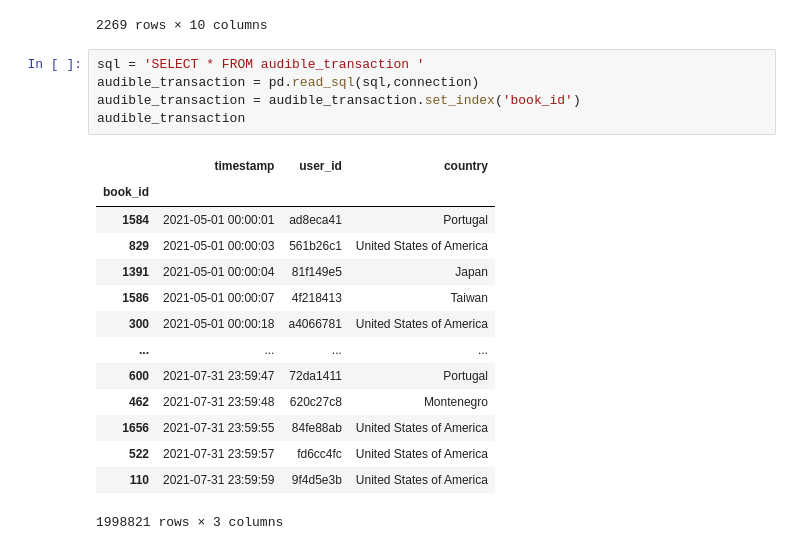
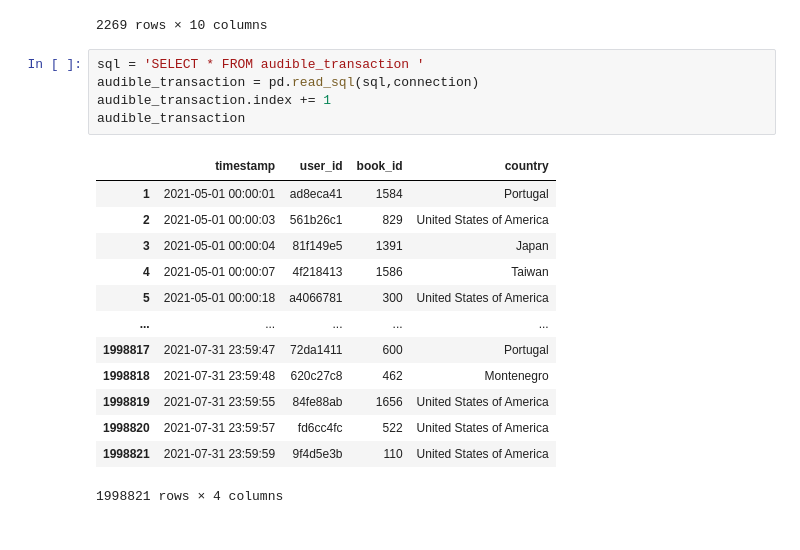
Before and after one commit to supakornkr/RoadToDE-Workshop, a Jupyter notebook: Data_Collection.ipynb, the cells around one changed output. Cells and saved outputs as stored; diff of their text form.

```diff
--- a/Data_Collection.ipynb
+++ b/Data_Collection.ipynb
@@ -66,20 +80,19 @@ audible_data
 # %%
 sql = 'SELECT * FROM audible_transaction '
 audible_transaction = pd.read_sql(sql,connection)
-audible_transaction = audible_transaction.set_index('book_id')
+audible_transaction.index += 1
 audible_transaction
 # %% [output]
-|  | timestamp | user_id | country |
-| book_id |  |  |  |
-| 1584 | 2021-05-01 00:00:01 | ad8eca41 | Portugal |
-| 829 | 2021-05-01 00:00:03 | 561b26c1 | United States of America |
-| 1391 | 2021-05-01 00:00:04 | 81f149e5 | Japan |
-| 1586 | 2021-05-01 00:00:07 | 4f218413 | Taiwan |
-| 300 | 2021-05-01 00:00:18 | a4066781 | United States of America |
-| ... | ... | ... | ... |
-| 600 | 2021-07-31 23:59:47 | 72da1411 | Portugal |
-| 462 | 2021-07-31 23:59:48 | 620c27c8 | Montenegro |
-| 1656 | 2021-07-31 23:59:55 | 84fe88ab | United States of America |
-| 522 | 2021-07-31 23:59:57 | fd6cc4fc | United States of America |
-| 110 | 2021-07-31 23:59:59 | 9f4d5e3b | United States of America |
+|  | timestamp | user_id | book_id | country |
+| 1 | 2021-05-01 00:00:01 | ad8eca41 | 1584 | Portugal |
+| 2 | 2021-05-01 00:00:03 | 561b26c1 | 829 | United States of America |
+| 3 | 2021-05-01 00:00:04 | 81f149e5 | 1391 | Japan |
+| 4 | 2021-05-01 00:00:07 | 4f218413 | 1586 | Taiwan |
+| 5 | 2021-05-01 00:00:18 | a4066781 | 300 | United States of America |
+| ... | ... | ... | ... | ... |
+| 1998817 | 2021-07-31 23:59:47 | 72da1411 | 600 | Portugal |
+| 1998818 | 2021-07-31 23:59:48 | 620c27c8 | 462 | Montenegro |
+| 1998819 | 2021-07-31 23:59:55 | 84fe88ab | 1656 | United States of America |
+| 1998820 | 2021-07-31 23:59:57 | fd6cc4fc | 522 | United States of America |
+| 1998821 | 2021-07-31 23:59:59 | 9f4d5e3b | 110 | United States of America |
-1998821 rows × 3 columns
+1998821 rows × 4 columns
```
Also changed, not shown: parts of 4 cells of this notebook.
